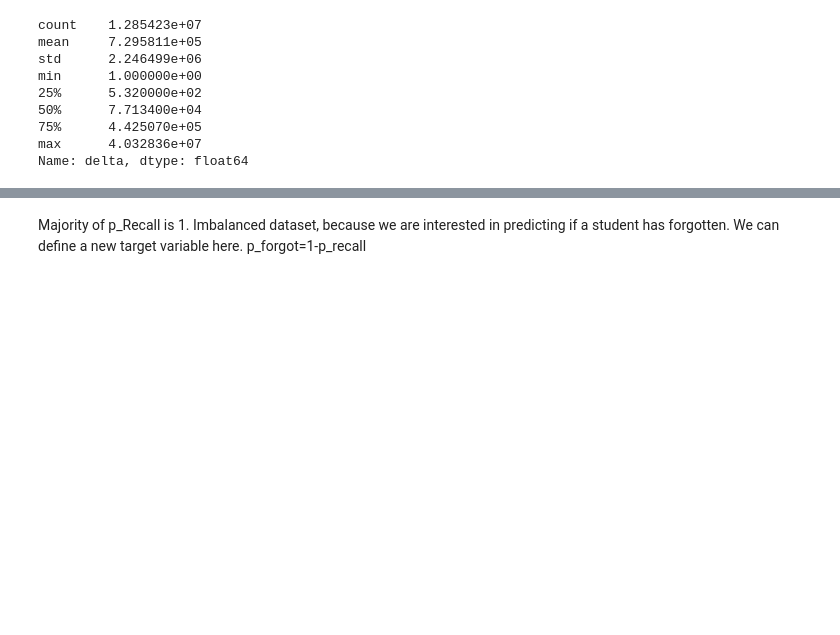
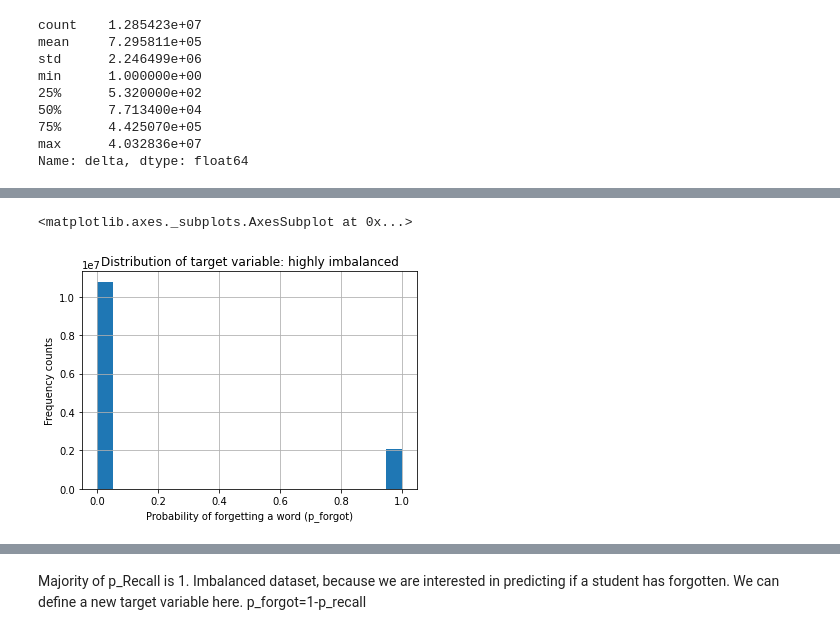
Before and after one commit to rts1988/Duolingo_spaced_repetition, a Jupyter notebook: Duolingo_spaced_repetition.ipynb, the cells around one changed output, grey strips where cells are left out. Drawn from its saved outputs; the diff is of its cells as text; code cells hidden in the pictures; blank space fills up the shorter version.

```diff
--- a/Duolingo_spaced_repetition.ipynb
+++ b/Duolingo_spaced_repetition.ipynb
@@ -77,0 +84,2 @@ datadf['p_recall'].hist(bins=20)
+# %%
+datadf['p_forgot_bin'] = np.where(datadf['p_forgot']>0,1,0)
@@ -77,0 +92,9 @@ datadf['p_recall'].hist(bins=20)
+# %%
+plt.figure()
+plt.xlabel("Probability of forgetting a word (p_forgot)")
+plt.ylabel("Frequency counts")
+plt.title("Distribution of target variable: highly imbalanced")
+datadf['p_forgot_bin'].hist(bins=20)
+# %% [output]
+<matplotlib.axes._subplots.AxesSubplot at 0x...>
+[figure, added]
```
Also changed, not shown: parts of 37 cells of this notebook.
